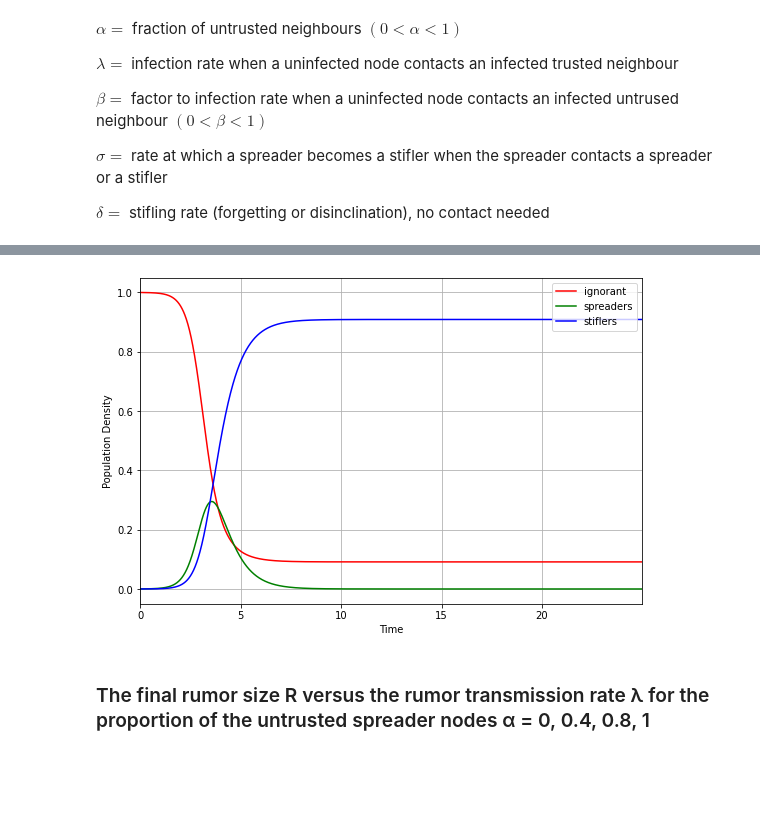
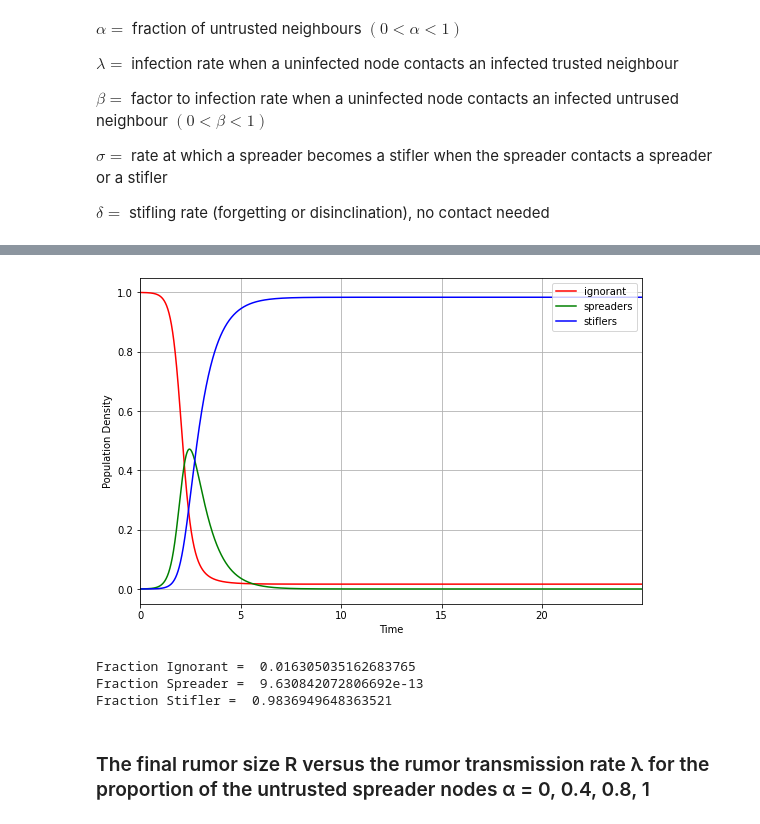
Before and after one commit to shivani-nandani/rumour-spread, a Jupyter notebook: Trust_in_SIR.ipynb, the cells around one changed output, grey strips where cells are left out. Cells and saved outputs as stored; diff of their text form; code cells hidden in the pictures; blank space fills up the shorter version.

```diff
--- a/Trust_in_SIR.ipynb
+++ b/Trust_in_SIR.ipynb
@@ -39,13 +41,13 @@ where $\langle k \rangle$ denotes the average degree of the network.
 N = 5000   # population
 
 # ignorant to spreader
-alpha = 0.4  # untrusted neighbours (0<alpha<1)
-lambda_ = 0.5  # infection rate when a uninfected node contacts an infected trusted neighbour
+alpha = 0.6  # untrusted neighbours (0<alpha<1)
+lambda_ = 0.8  # infection rate when a uninfected node contacts an infected trusted neighbour
 beta = 0.6  # factor to infection rate when a uninfected node contacts an infected untrused neighbour (0<beta<1)
 
 # spreader to stifler
 sigma = 0.1  # rate at which a spreader becomes a stifler when the spreader contacts a spreader or a stifler
-delta = 1  # stifling rate (forgetting or disinclination), no contact needed
+delta = 0.7  # stifling rate (forgetting or disinclination), no contact needed
 
 # homogenous network
 k = 6   # degree
@@ -58,34 +60,42 @@ start = 0
 end = 25
 dt = 0.01
 t = np.arange(start,end,dt)
 n = int((end-start)/dt)
 
 I = np.zeros(n) # ignorant
 S = np.zeros(n) # spreader
 R = np.zeros(n) # stifler
 
 I[0] = I0
 S[0] = S0
 R[0] = R0
 
 for i in range(1,n):
   I[i] = I[i-1] + (-(beta + (1-alpha))*S[i-1]*I[i-1]*k*lambda_)*dt
   S[i] = S[i-1] + ((beta + (1-alpha))*S[i-1]*I[i-1]*k*lambda_ - (sigma*k*S[i-1]*(S[i-1]+R[i-1]) + delta*S[i-1]))*dt
   R[i] = R[i-1] + (sigma*k*S[i-1]*(S[i-1]+R[i-1]) + delta*S[i-1])*dt
 
 
 plt.figure(figsize = [9,6])
 plt.plot(t, I, c = 'r', linestyle = '-', label = 'ignorant')
 plt.plot(t, S, c = 'g', linestyle = '-', label = 'spreaders')
 plt.plot(t, R, c = 'b', linestyle = '-', label = 'stiflers')
 plt.ylabel('Population Density')
 plt.xlabel('Time')
 plt.legend(loc = 'upper right')
 plt.xlim(0, max(t))
 plt.grid()
 plt.show()
 # %% [output]
-[figure, old version]
+[figure, new version]
+# %%
+print('Fraction Ignorant = ', I[-1])
+print('Fraction Spreader = ', S[-1])
+print('Fraction Stifler = ', R[-1])
+# %% [output]
+Fraction Ignorant =  0.016305035162683765
+Fraction Spreader =  9.630842072806692e-13
+Fraction Stifler =  0.9836949648363521
 # %% [markdown]
 ### The final rumor size R versus the rumor transmission rate λ for the proportion of the untrusted spreader nodes α = 0, 0.4, 0.8, 1
 # %%
```
Also changed, not shown: parts of 10 cells of this notebook.
